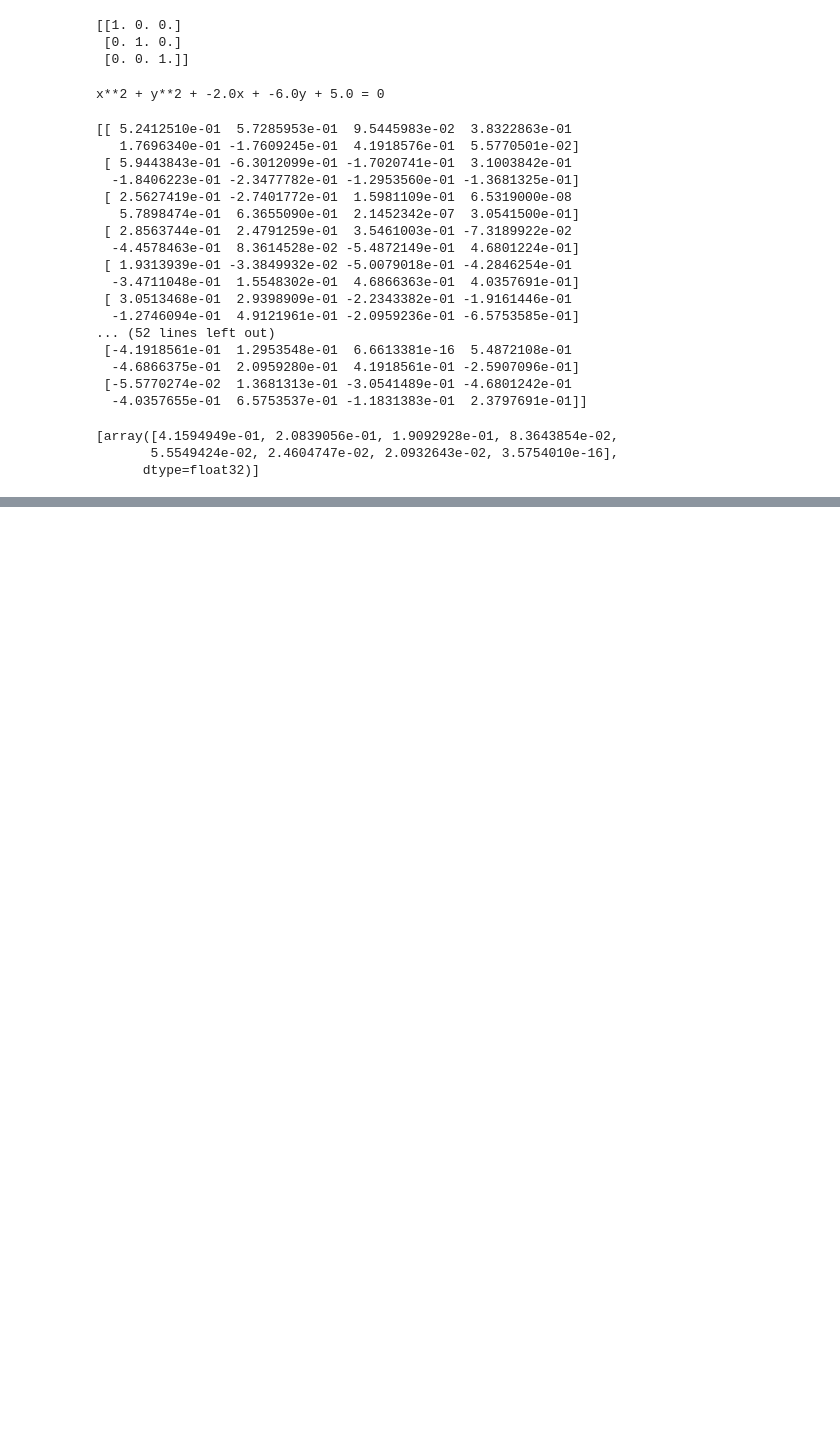
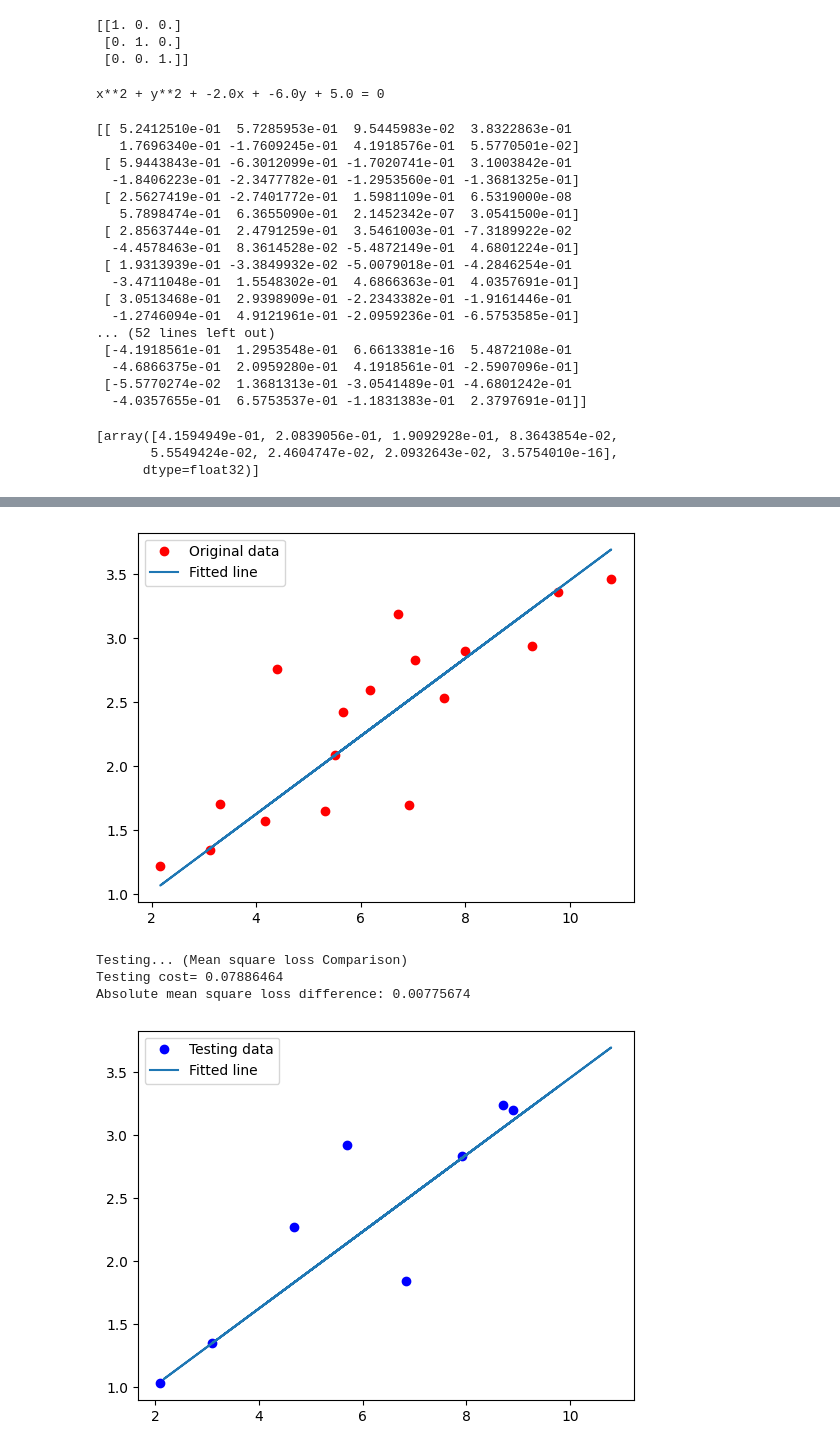
Before and after one commit to adwiza/datascience_skillbox, a Jupyter notebook: math/LinearAlgebraNN.ipynb, the cells around one changed output, grey strips where cells are left out. Saved outputs shown, nothing was run; the diff lists cells and outputs as text; code cells hidden in the pictures; blank space fills up the shorter version.

Commit message:
add LinearAlgebraNN

```diff
--- a/math/LinearAlgebraNN.ipynb
+++ b/math/LinearAlgebraNN.ipynb
@@ -299,0 +328,62 @@ AttributeError: 'NpzFile' object has no attribute 'train'
+# %%
+rndm = np.random
+
+learningRate = 0.01
+trainingEpochs = 1000
+displayStep = 50
+
+trainX = np.asarray([3.3,4.4,5.5,6.71,6.93,4.168,9.779,6.182,7.59,2.167,
+                         7.042,10.791,5.313,7.997,5.654,9.27,3.12])
+trainY = np.asarray([1.7,2.76,2.09,3.19,1.694,1.573,3.366,2.596,2.53,1.221,
+                         2.827,3.465,1.65,2.904,2.42,2.94,1.34])
+nSamples = trainX.shape[0]
+
+X = tf.placeholder("float")
+Y = tf.placeholder("float")
+
+W = tf.Variable(rndm.randn(), name="weight")
+b = tf.Variable(rndm.randn(), name="bias")
+
+linearModel = tf.add(tf.multiply(X, W), b)
+
+loss = tf.reduce_sum(tf.pow(linearModel-Y, 2))/(2*nSamples)
+
+opt = tf.train.GradientDescentOptimizer(learningRate).minimize(loss)
+
+init = tf.global_variables_initializer()
+
+with tf.Session() as sess:
+    sess.run(init)
+
+    for epoch in range(trainingEpochs):
+        for (x, y) in zip(trainX, trainY):
+            sess.run(opt, feed_dict={X: x, Y: y})
+
+        if (epoch+1) % displayStep == 0:
+            c = sess.run(loss, feed_dict={X: trainX, Y:trainY})
+            print("Epoch is:", '%04d' % (epoch+1), "loss=", "{:.9f}".format(c), "W=", sess.run(W), "b=", sess.run(b))
+
+    print("optimization done...")
+    trainingLoss = sess.run(loss, feed_dict={X: trainX, Y: trainY})
+    print("Training loss=", trainingLoss, "W=", sess.run(W), "b=", sess.run(b), '\n')
+
+    plt.plot(trainX, trainY, 'ro', label='Original data')
+    plt.plot(trainX, sess.run(W) * trainX + sess.run(b), label='Fitted line')
+    plt.legend()
+    plt.show()
+
+    testX = np.asarray([6.83, 4.668, 8.9, 7.91, 5.7, 8.7, 3.1, 2.1])
+    testY = np.asarray([1.84, 2.273, 3.2, 2.831, 2.92, 3.24, 1.35, 1.03])
+
+    print("Testing... (Mean square loss Comparison)")
+    testing_cost = sess.run(
+        tf.reduce_sum(tf.pow(linearModel - Y, 2)) / (2 * testX.shape[0]),
+        feed_dict={X: testX, Y: testY})
+    print("Testing cost=", testing_cost)
+    print("Absolute mean square loss difference:", abs(trainingLoss - testing_cost))
+
+    plt.plot(testX, testY, 'bo', label='Testing data')
+    plt.plot(trainX, sess.run(W) * trainX + sess.run(b), label='Fitted line')
+    plt.legend()
+    plt.show()
+# %% [output]
@@ -299,0 +407,5 @@ AttributeError: 'NpzFile' object has no attribute 'train'
+[figure, added]
+Testing... (Mean square loss Comparison)
+Testing cost= 0.07886464
+Absolute mean square loss difference: 0.00775674
+[figure, added]
```
Also changed, not shown: parts of 20 cells of this notebook.
